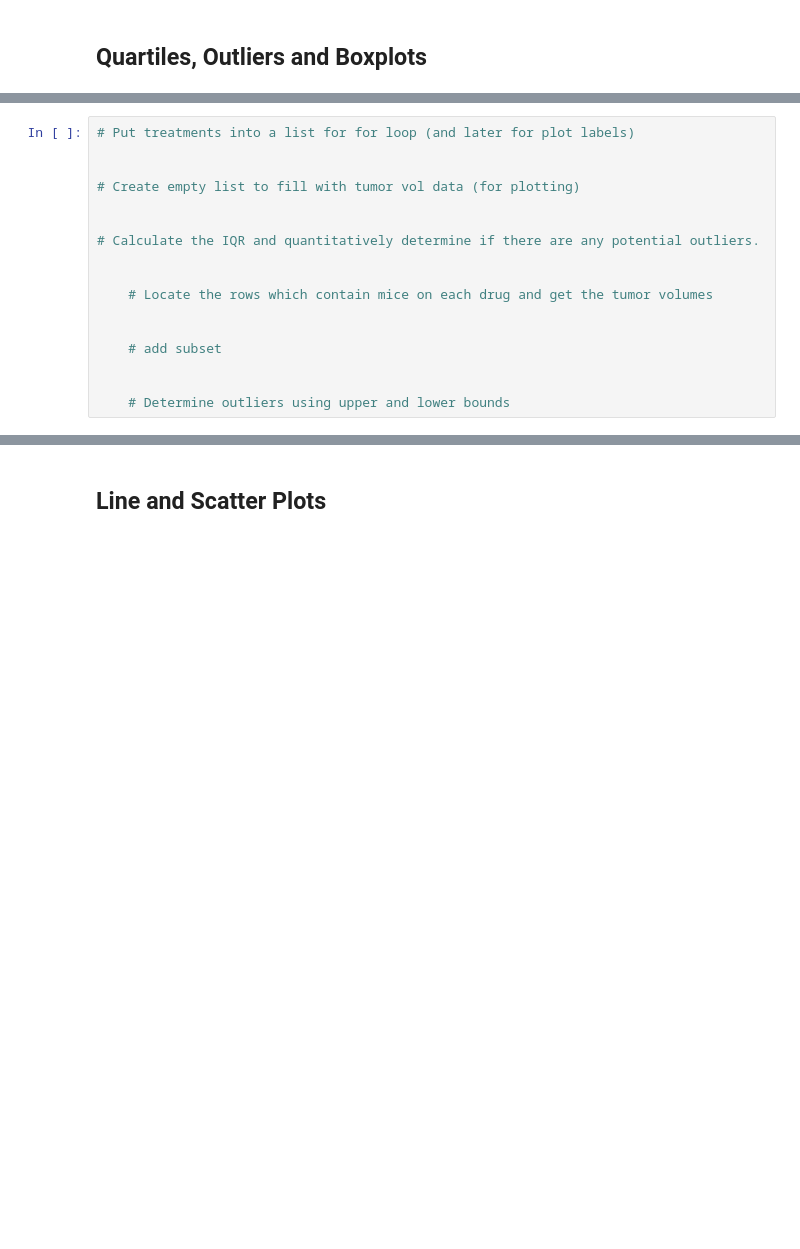
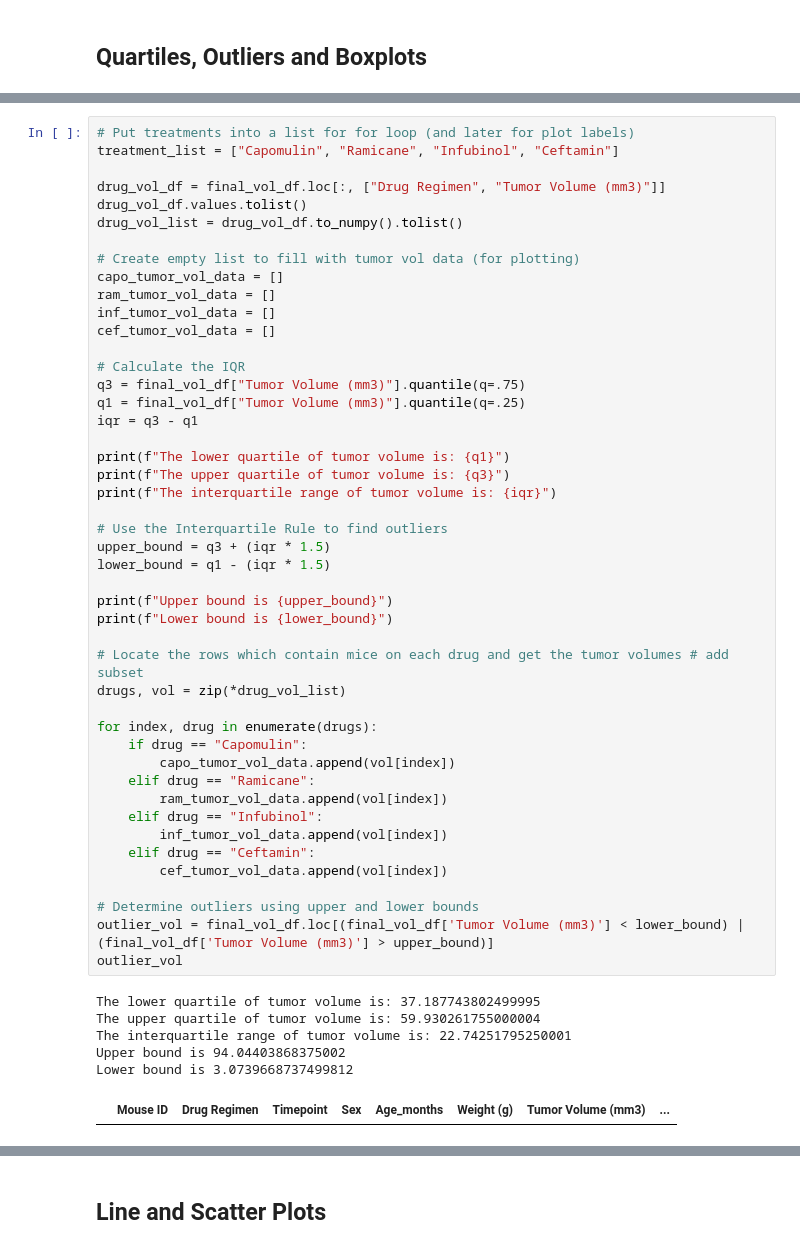
Before and after one commit to SommerKim/drug-study-visualization, a Jupyter notebook: Pymaceuticals/pymaceuticals_starter.ipynb, the cells around one changed output, grey strips where cells are left out. Drawn from its saved outputs; the diff is of its cells as text; blank space fills up the shorter version.

```diff
--- a/Pymaceuticals/pymaceuticals_starter.ipynb
+++ b/Pymaceuticals/pymaceuticals_starter.ipynb
@@ -241,19 +243,55 @@ final_vol_df.head(10)
-# %%
-# Put treatments into a list for for loop (and later for plot labels)
-
-
-# Create empty list to fill with tumor vol data (for plotting)
-
-
-# Calculate the IQR and quantitatively determine if there are any potential outliers.
-
-
-    # Locate the rows which contain mice on each drug and get the tumor volumes
-
-
-    # add subset
-
-
-    # Determine outliers using upper and lower bounds
+# %%
+# Put treatments into a list for for loop (and later for plot labels)
+treatment_list = ["Capomulin", "Ramicane", "Infubinol", "Ceftamin"]
+
+drug_vol_df = final_vol_df.loc[:, ["Drug Regimen", "Tumor Volume (mm3)"]]
+drug_vol_df.values.tolist()
+drug_vol_list = drug_vol_df.to_numpy().tolist()
+
+# Create empty list to fill with tumor vol data (for plotting)
+capo_tumor_vol_data = []
+ram_tumor_vol_data = []
+inf_tumor_vol_data = []
+cef_tumor_vol_data = []
+
+# Calculate the IQR
+q3 = final_vol_df["Tumor Volume (mm3)"].quantile(q=.75)
+q1 = final_vol_df["Tumor Volume (mm3)"].quantile(q=.25)
+iqr = q3 - q1
+
+print(f"The lower quartile of tumor volume is: {q1}")
+print(f"The upper quartile of tumor volume is: {q3}")
+print(f"The interquartile range of tumor volume is: {iqr}")
+
+# Use the Interquartile Rule to find outliers
+upper_bound = q3 + (iqr * 1.5)
+lower_bound = q1 - (iqr * 1.5)
+
+print(f"Upper bound is {upper_bound}")
+print(f"Lower bound is {lower_bound}")
+
+# Locate the rows which contain mice on each drug and get the tumor volumes # add subset
+drugs, vol = zip(*drug_vol_list)
+
+for index, drug in enumerate(drugs):
+    if drug == "Capomulin":
+        capo_tumor_vol_data.append(vol[index])
+    elif drug == "Ramicane":
+        ram_tumor_vol_data.append(vol[index])
+    elif drug == "Infubinol":
+        inf_tumor_vol_data.append(vol[index])
+    elif drug == "Ceftamin":
+        cef_tumor_vol_data.append(vol[index])
+
+# Determine outliers using upper and lower bounds
+outlier_vol = final_vol_df.loc[(final_vol_df['Tumor Volume (mm3)'] < lower_bound) | (final_vol_df['Tumor Volume (mm3)'] > upper_bound)]
+outlier_vol
+# %% [output]
+The lower quartile of tumor volume is: 37.187743802499995
+The upper quartile of tumor volume is: 59.930261755000004
+The interquartile range of tumor volume is: 22.74251795250001
+Upper bound is 94.04403868375002
+Lower bound is 3.0739668737499812
+|  | Mouse ID | Drug Regimen | Timepoint | Sex | Age_months | Weight (g) | Tumor Volume (mm3) | ... |
 # %%
 # Generate a box plot of the final tumor volume of each mouse across four regimens of interest
```
Also changed, not shown: parts of 3 cells of this notebook.
